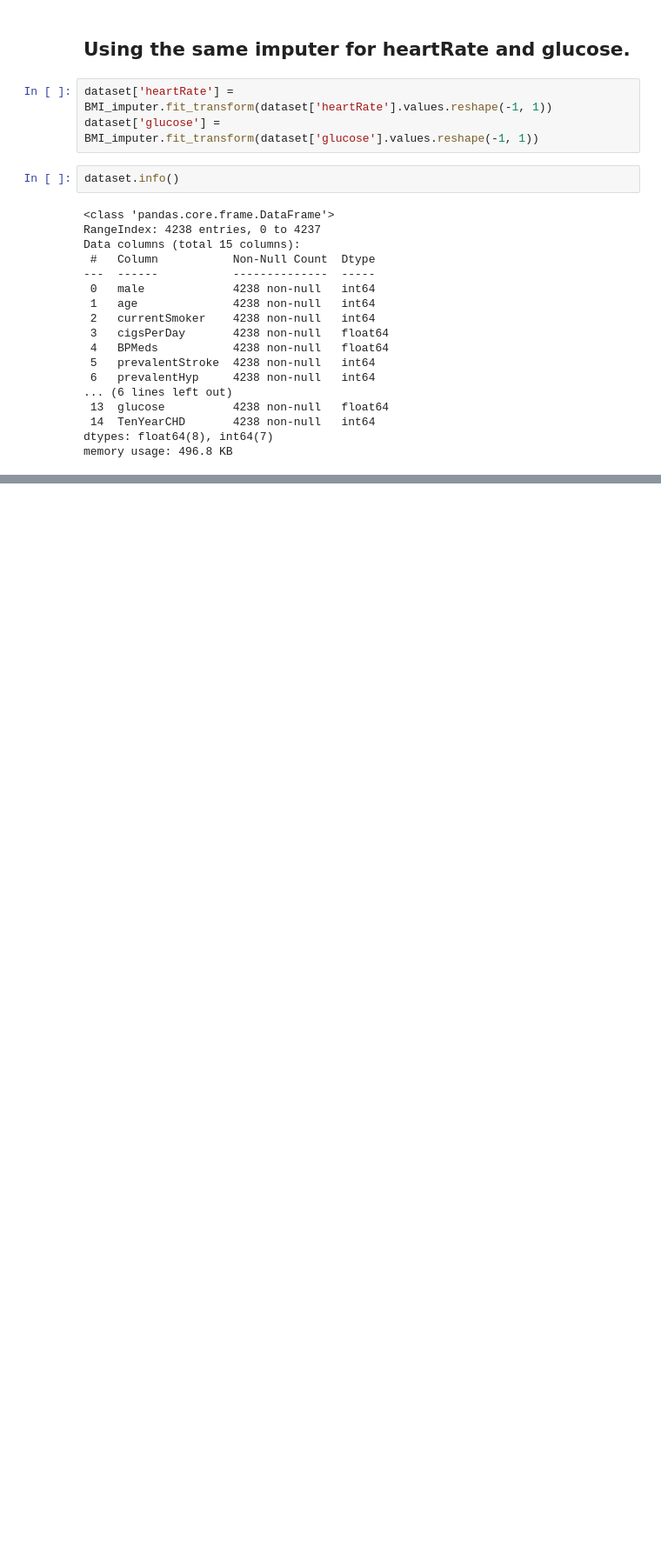
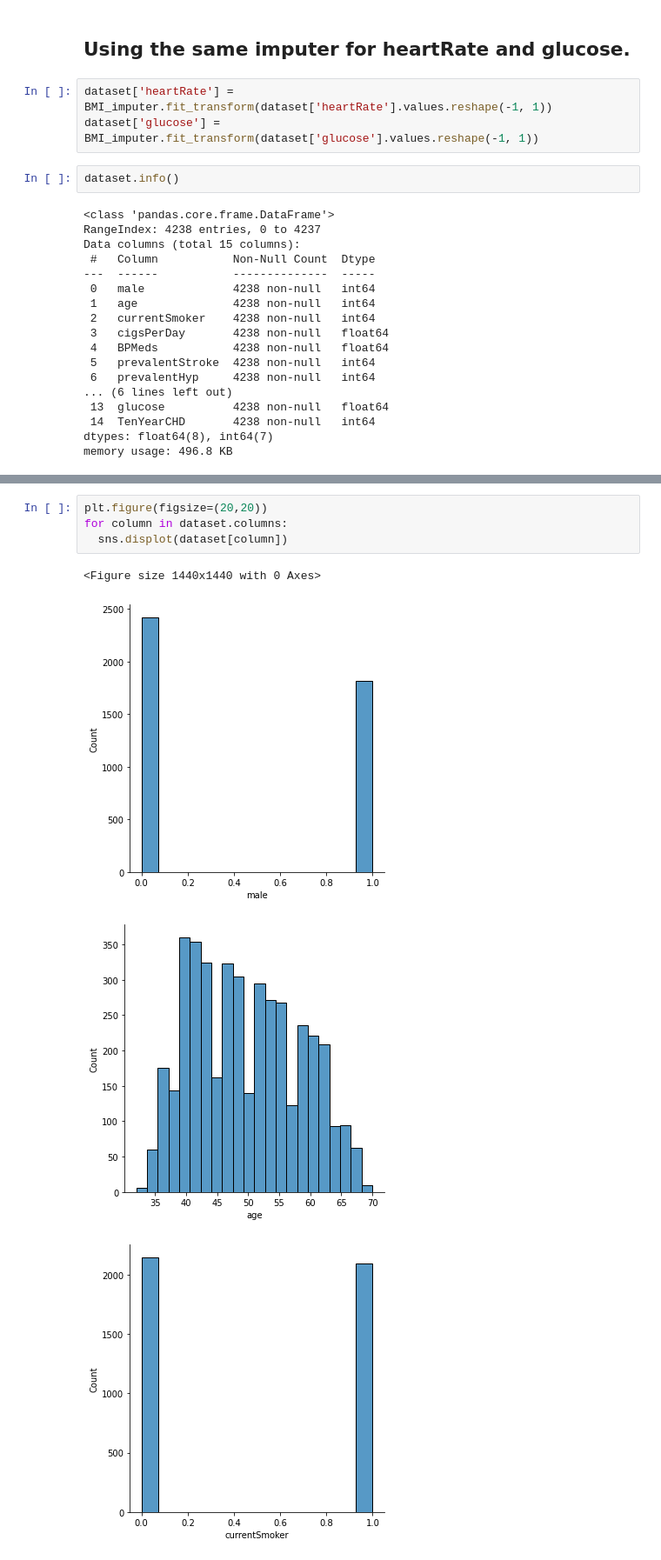
Before and after one commit to JesusNoelValMo/Machine_Learning_Book, a Jupyter notebook: Projects/Logistic_reg_prediction_heart_disease/Logistic_reg_heart_disease.ipynb, the cells around one changed output, grey strips where cells are left out. Shown at 87% size. Saved outputs shown, nothing was run; the diff lists cells and outputs as text; blank space fills up the shorter version.

```diff
--- a/Projects/Logistic_reg_prediction_heart_disease/Logistic_reg_heart_disease.ipynb
+++ b/Projects/Logistic_reg_prediction_heart_disease/Logistic_reg_heart_disease.ipynb
@@ -274,0 +337,9 @@ memory usage: 496.8 KB
+# %%
+plt.figure(figsize=(20,20))
+for column in dataset.columns:
+  sns.displot(dataset[column])
+# %% [output]
+<Figure size 1440x1440 with 0 Axes>
+[figure, added]
+[figure, added]
+[figure, added]
```
Also changed, not shown: parts of 29 cells of this notebook.
